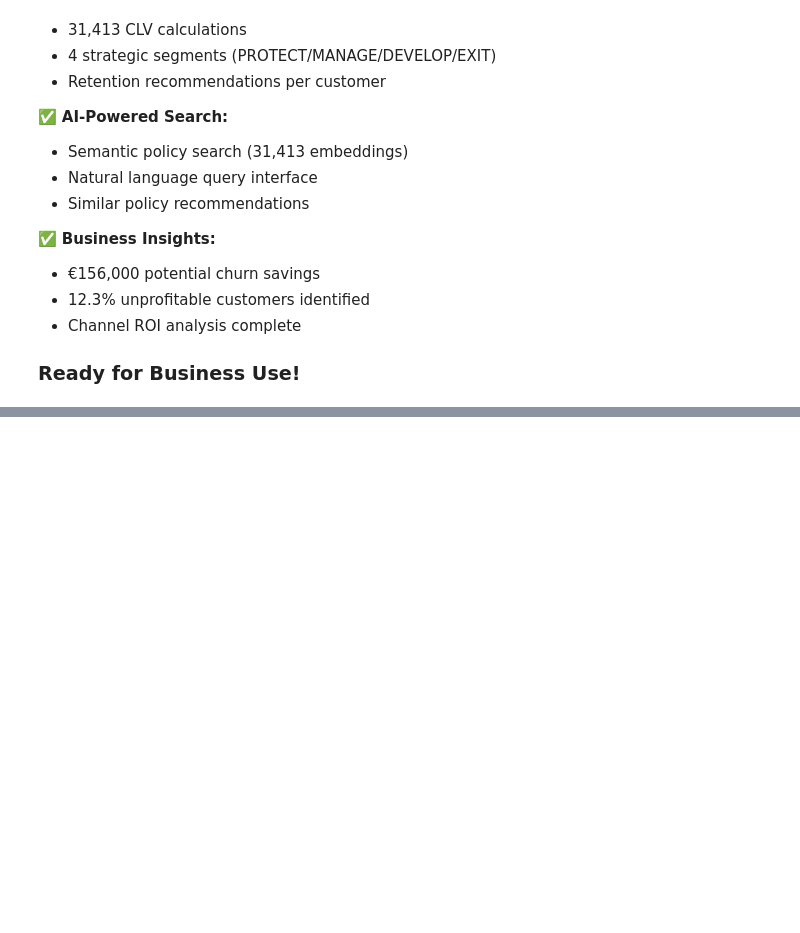
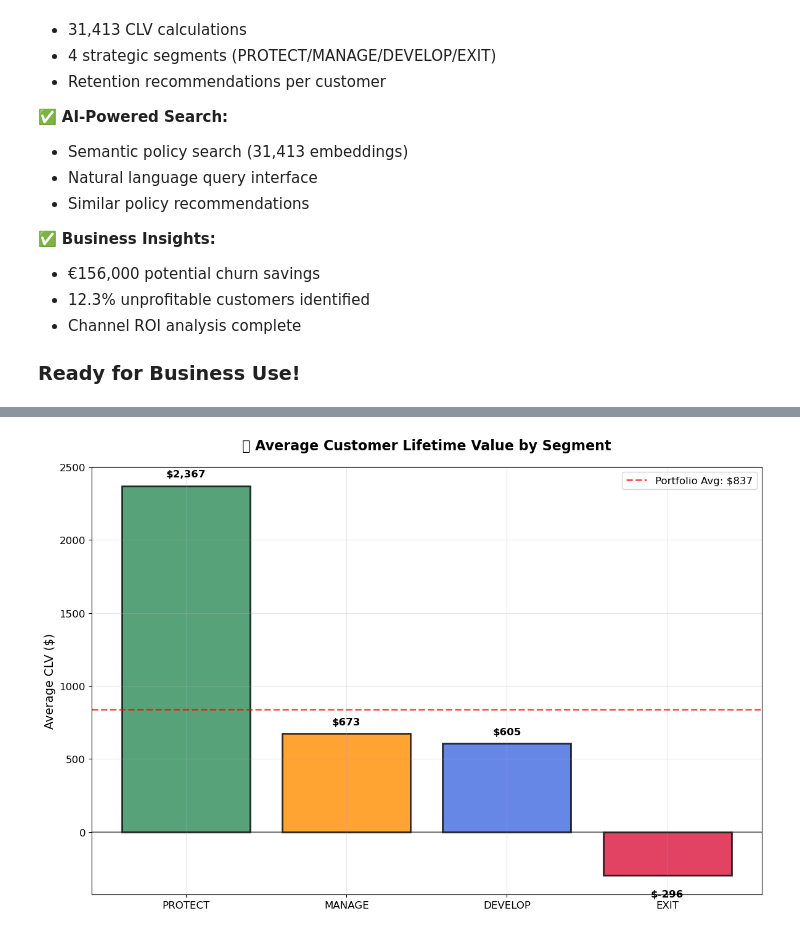
Before and after one commit to VAL-Jerono/Automobile, a Jupyter notebook: CXarticle.ipynb, the cells around one changed output, grey strips where cells are left out. Cells and saved outputs as stored; diff of their text form; code cells hidden in the pictures; blank space fills up the shorter version.

```diff
--- a/CXarticle.ipynb
+++ b/CXarticle.ipynb
@@ -11289,0 +11716,5 @@ PRODUCTION-READY SYSTEM
+# %%
+# Query 3: Average CLV by Segment
+viz_pipeline.create_avg_clv_by_segment();
+# %% [output]
+[figure, added]
```
Also changed, not shown: parts of 11 cells of this notebook, 14 other files.
